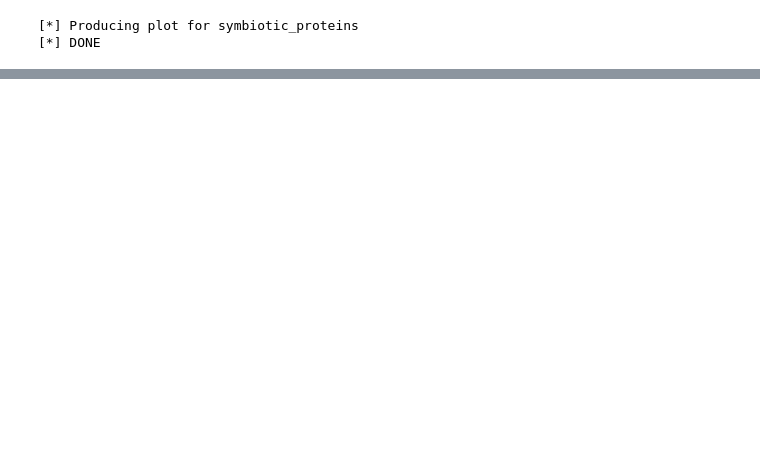
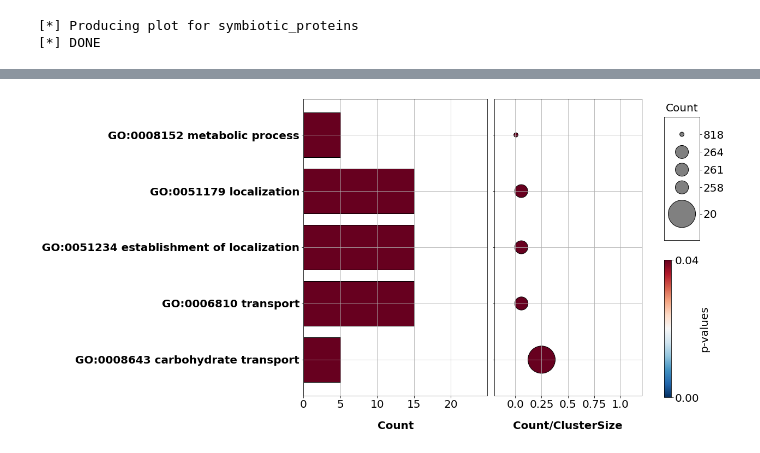
Before and after one commit to Kanomble/curvibacter_transcriptomics, a Jupyter notebook: scripts/gene_enrichment_analysis/go_enrichment.ipynb, the cells around one changed output, grey strips where cells are left out. Saved outputs shown, nothing was run; the diff lists cells and outputs as text; code cells hidden in the pictures; blank space fills up the shorter version.

Commit message:
added plotting procedures and enrichment analyses for symbiotic genes

```diff
--- a/scripts/gene_enrichment_analysis/go_enrichment.ipynb
+++ b/scripts/gene_enrichment_analysis/go_enrichment.ipynb
@@ -253,0 +283,3 @@ plot_goa(dataframe, "../../results/gene_enrichment_analysis/symbiotic_genes/", "
+# %%
+dataframe = pd.read_table("../../results/gene_enrichment_analysis/symbiotic_genes/symbiotic_proteins_upregulated_on_host_enrichment.txt")
+plot_goa(dataframe, "../../results/gene_enrichment_analysis/symbiotic_genes/", "symbiotic_upregulated_proteins")
@@ -253,0 +358,51 @@ plot_goa(dataframe, "../../results/gene_enrichment_analysis/symbiotic_genes/", "
+# %%
+fig, (ax1, ax2, ax3) = plt.subplots(1, 3, figsize=(18, 10), sharey=False, gridspec_kw={'width_ratios': [2.5, 2.0, 1]})
+
+ax1.sharey(ax2)
+
+ax1.barh(labels,width=counts, color=colors, edgecolor="black")
+ax2.scatter(y=[0,1,2,3,4], x=ratio, s=np.array(marker_size)*10000, c=colors, cmap='RdBu_r', edgecolors="black")
+
+ax1.set_xlim(0,25)
+#ax1.set_xticklabels(fontsize=16)
+ax1.set_xticks([0,5,10,15,20])
+ax1.set_xticklabels([0,5,10,15,20], fontsize=20)
+ax1.set_yticks([0,1,2,3,4])
+ax1.set_yticklabels(labels, fontsize=20, fontdict={'fontweight':"bold"})
+ax1.set_xlabel("Count", fontsize=20, labelpad=20,  fontdict={'fontweight':"bold"})
+ax1.grid()
+
+ax2.set_xlim(-0.2,1.2)
+ax2.set_xticks([0.0,0.25,0.5,0.75,1.0])
+ax2.set_xticklabels([0.0,0.25,0.5,0.75,1.0], fontsize=20)
+ax2.set_xlabel("Count/ClusterSize", fontsize=20, labelpad=20,  fontdict={'fontweight':"bold"})
+ax2.tick_params(axis='y', labelleft=False)
+ax2.grid()
+
+plt.subplots_adjust(left=0.2, wspace=0.05)
+
+cbar = fig.colorbar(ScalarMappable(cmap='RdBu_r'), ax=[ax1, ax2], pad = 0.005)
+cbar.set_label('p-values',fontsize=20, labelpad=0)
+cbar.set_ticks([0, 1])
+cbar.set_ticklabels([f'{0:.2f}', f'{max(pvals):.2f}'])
+cbar.ax.tick_params(labelsize=20)
+
+cbar.ax.set_position([0.71, 0.12, 0.03, 0.35])
+
+ax3.set_position([0.71, 0.52, 0.05, 0.315])
+ax3.scatter(x=[0.5 for i in labels], y=[0.5,2,3,4,5], s=sorted_markersize, color="grey", edgecolor="black")
+ax3.set_yticks([0.5,2,3,4,5])
+ax3.set_yticklabels(counts_pop, fontsize=20)
+ax3.set_xlim(0,1)
+ax3.set_ylim(-1,6)
+ax3.tick_params(axis='y', labelright=True, labelleft=False)
+ax3.tick_params(axis='x', labelbottom=False)
+ax3.set_xticks([])
+ax3.yaxis.tick_right()
+ax3.set_title("Count", pad=10, fontsize=20)
+#ax3.grid()
+#ax3.axis("off")
+plt.savefig("../../results/gene_enrichment_analysis/up_symbiotic_combined.jpg", dpi=400, bbox_inches='tight')
+#plt.tight_layout()
+# %% [output]
+[figure, added]
```
Also changed, not shown: parts of 20 cells of this notebook.
